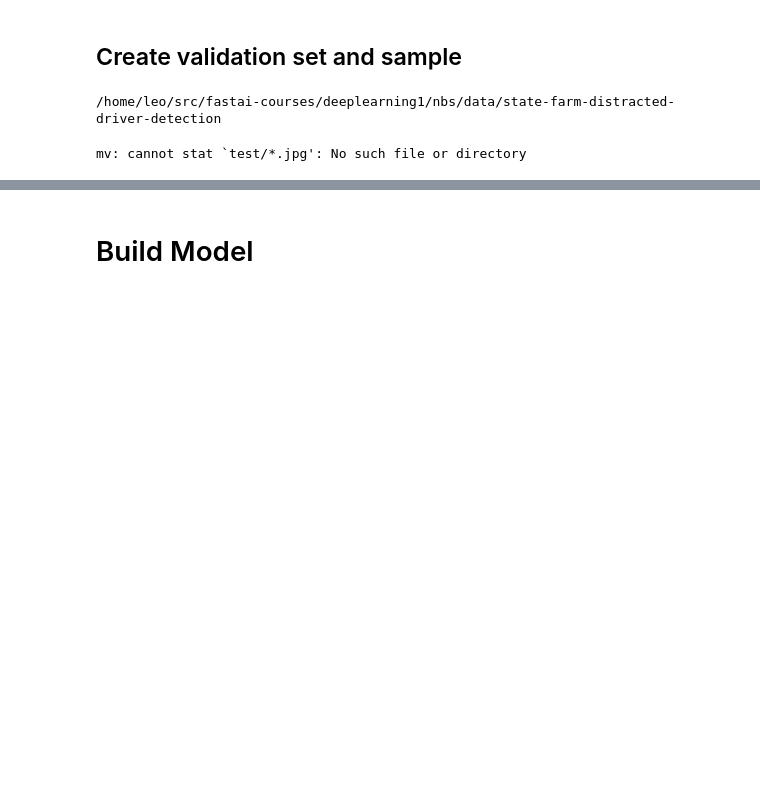
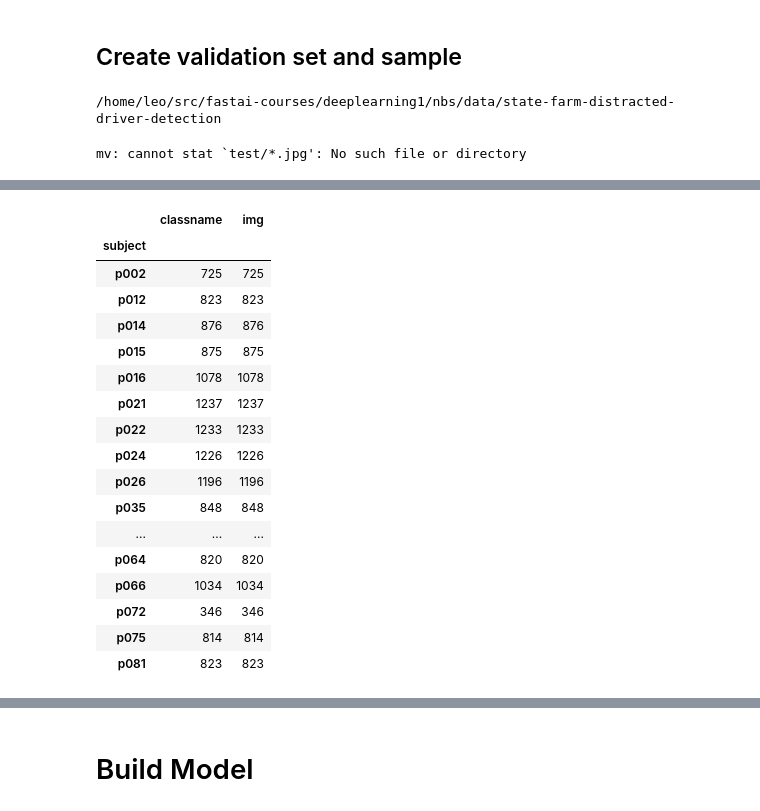
Before and after one commit to glasslion/courses, a Jupyter notebook: deeplearning1/nbs/state-farm-distracted-driver-detection.ipynb, the cells around one changed output, grey strips where cells are left out. Cells and saved outputs as stored; diff of their text form; code cells hidden in the pictures; blank space fills up the shorter version.

```diff
--- a/deeplearning1/nbs/state-farm-distracted-driver-detection.ipynb
+++ b/deeplearning1/nbs/state-farm-distracted-driver-detection.ipynb
@@ -83,0 +74,21 @@ def create_sample_set(rate=0.003):
+# %%
+driver_imgs.groupby('subject').agg('count')
+# %% [output]
+|  | classname | img |
+| subject |  |  |
+| p002 | 725 | 725 |
+| p012 | 823 | 823 |
+| p014 | 876 | 876 |
+| p015 | 875 | 875 |
+| p016 | 1078 | 1078 |
+| p021 | 1237 | 1237 |
+| p022 | 1233 | 1233 |
+| p024 | 1226 | 1226 |
+| p026 | 1196 | 1196 |
+| p035 | 848 | 848 |
+| ... | ... | ... |
+| p064 | 820 | 820 |
+| p066 | 1034 | 1034 |
+| p072 | 346 | 346 |
+| p075 | 814 | 814 |
+| p081 | 823 | 823 |
```
Also changed, not shown: parts of 30 cells of this notebook.
